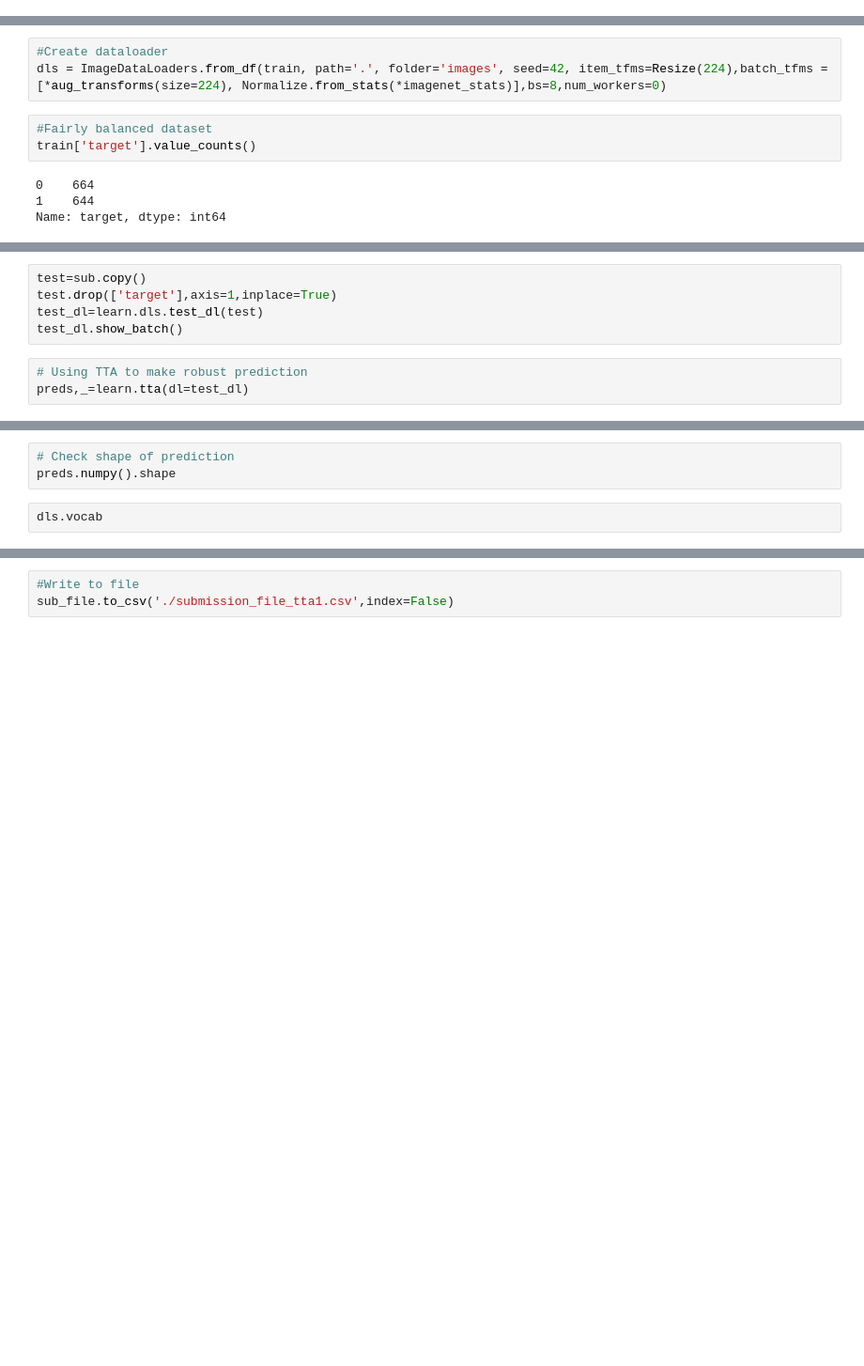
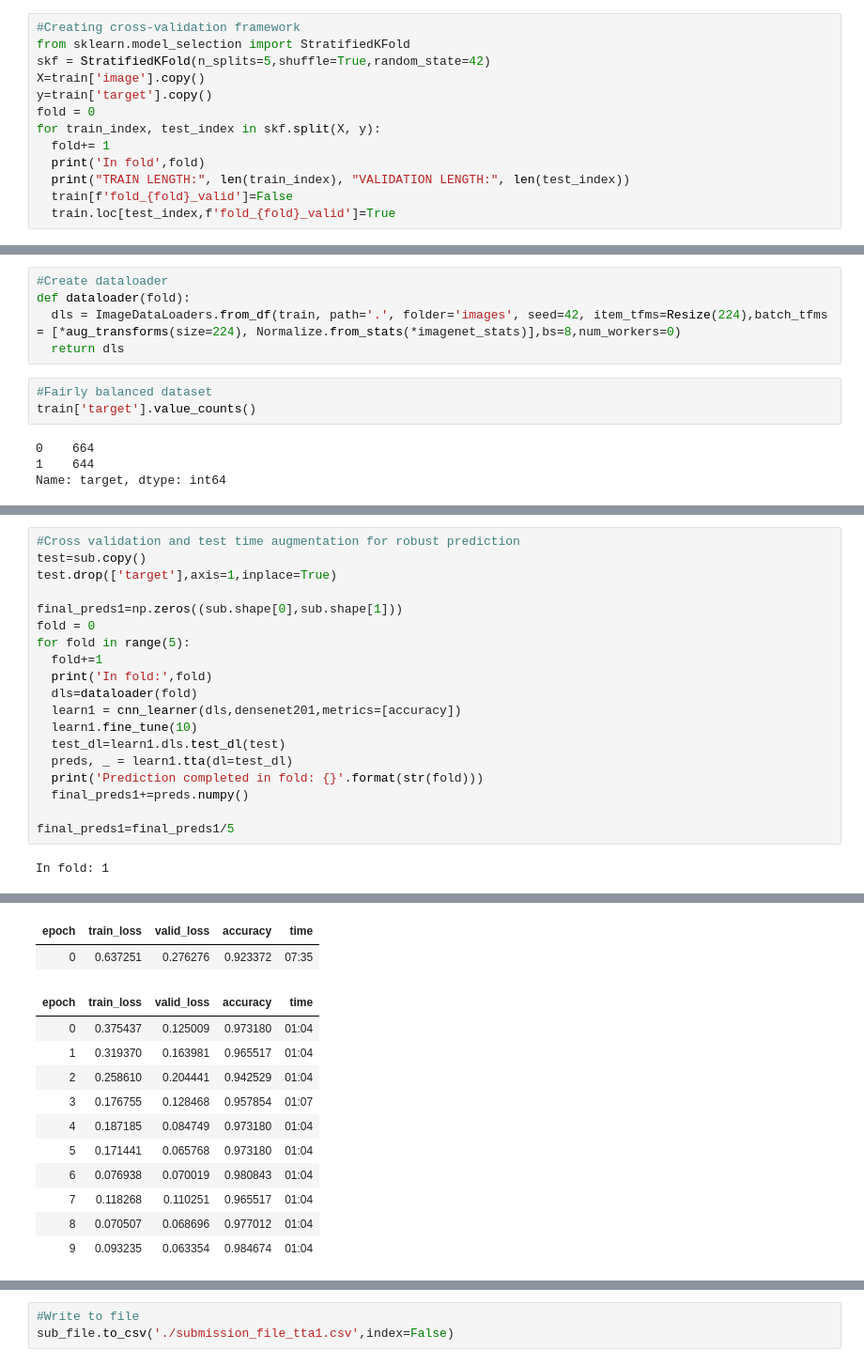
Before and after one commit to anindabitm/Zindi_hack, a Jupyter notebook: Zindi_hack3_nb_clean.ipynb, the cells around one changed output, grey strips where cells are left out. Shown at 94% size. Drawn from its saved outputs; the diff is of its cells as text; blank space fills up the shorter version.

```diff
--- a/Zindi_hack3_nb_clean.ipynb
+++ b/Zindi_hack3_nb_clean.ipynb
@@ -89,3 +93,16 @@ sub.head()
 | 2 | aclkjfvackiieiznzfcwienplielrj.jpg | 0 |
 | 3 | aelkivmayxgsdjosiibfgmkvfrjvjk.jpg | 0 |
 | 4 | aelzzshpfxerelefnkatpczktuxjln.jpg | 0 |
+# %%
+#Creating cross-validation framework
+from sklearn.model_selection import StratifiedKFold
+skf = StratifiedKFold(n_splits=5,shuffle=True,random_state=42)
+X=train['image'].copy()
+y=train['target'].copy()
+fold = 0
+for train_index, test_index in skf.split(X, y):
+  fold+= 1
+  print('In fold',fold)
+  print("TRAIN LENGTH:", len(train_index), "VALIDATION LENGTH:", len(test_index))
+  train[f'fold_{fold}_valid']=False
+  train.loc[test_index,f'fold_{fold}_valid']=True
@@ -92,6 +120,8 @@ sub.head()
 # %%
 #Create dataloader
-dls = ImageDataLoaders.from_df(train, path='.', folder='images', seed=42, item_tfms=Resize(224),batch_tfms = [*aug_transforms(size=224), Normalize.from_stats(*imagenet_stats)],bs=8,num_workers=0)
+def dataloader(fold):
+  dls = ImageDataLoaders.from_df(train, path='.', folder='images', seed=42, item_tfms=Resize(224),batch_tfms = [*aug_transforms(size=224), Normalize.from_stats(*imagenet_stats)],bs=8,num_workers=0)
+  return dls
 # %%
 #Fairly balanced dataset
 train['target'].value_counts()
@@ -120,8 +131,0 @@ learn.fine_tune(10)
-# %%
-test=sub.copy()
-test.drop(['target'],axis=1,inplace=True)
-test_dl=learn.dls.test_dl(test)
-test_dl.show_batch()
-# %%
-# Using TTA to make robust prediction
-preds,_=learn.tta(dl=test_dl)
@@ -131,5 +132,21 @@ preds,_=learn.tta(dl=test_dl)
-# %%
-# Check shape of prediction
-preds.numpy().shape
-# %%
-dls.vocab
+# %%
+#Cross validation and test time augmentation for robust prediction
+test=sub.copy()
+test.drop(['target'],axis=1,inplace=True)
+
+final_preds1=np.zeros((sub.shape[0],sub.shape[1]))
+fold = 0
+for fold in range(5):
+  fold+=1
+  print('In fold:',fold)
+  dls=dataloader(fold)
+  learn1 = cnn_learner(dls,densenet201,metrics=[accuracy])
+  learn1.fine_tune(10)
+  test_dl=learn1.dls.test_dl(test)
+  preds, _ = learn1.tta(dl=test_dl)
+  print('Prediction completed in fold: {}'.format(str(fold)))
+  final_preds1+=preds.numpy()
+
+final_preds1=final_preds1/5
+# %% [output]
+In fold: 1
@@ -135,0 +155,13 @@ dls.vocab
+| epoch | train_loss | valid_loss | accuracy | time |
+| 0 | 0.637251 | 0.276276 | 0.923372 | 07:35 |
+| epoch | train_loss | valid_loss | accuracy | time |
+| 0 | 0.375437 | 0.125009 | 0.973180 | 01:04 |
+| 1 | 0.319370 | 0.163981 | 0.965517 | 01:04 |
+| 2 | 0.258610 | 0.204441 | 0.942529 | 01:04 |
+| 3 | 0.176755 | 0.128468 | 0.957854 | 01:07 |
+| 4 | 0.187185 | 0.084749 | 0.973180 | 01:04 |
+| 5 | 0.171441 | 0.065768 | 0.973180 | 01:04 |
+| 6 | 0.076938 | 0.070019 | 0.980843 | 01:04 |
+| 7 | 0.118268 | 0.110251 | 0.965517 | 01:04 |
+| 8 | 0.070507 | 0.068696 | 0.977012 | 01:04 |
+| 9 | 0.093235 | 0.063354 | 0.984674 | 01:04 |
```
Also changed, not shown: parts of 6 cells of this notebook.
